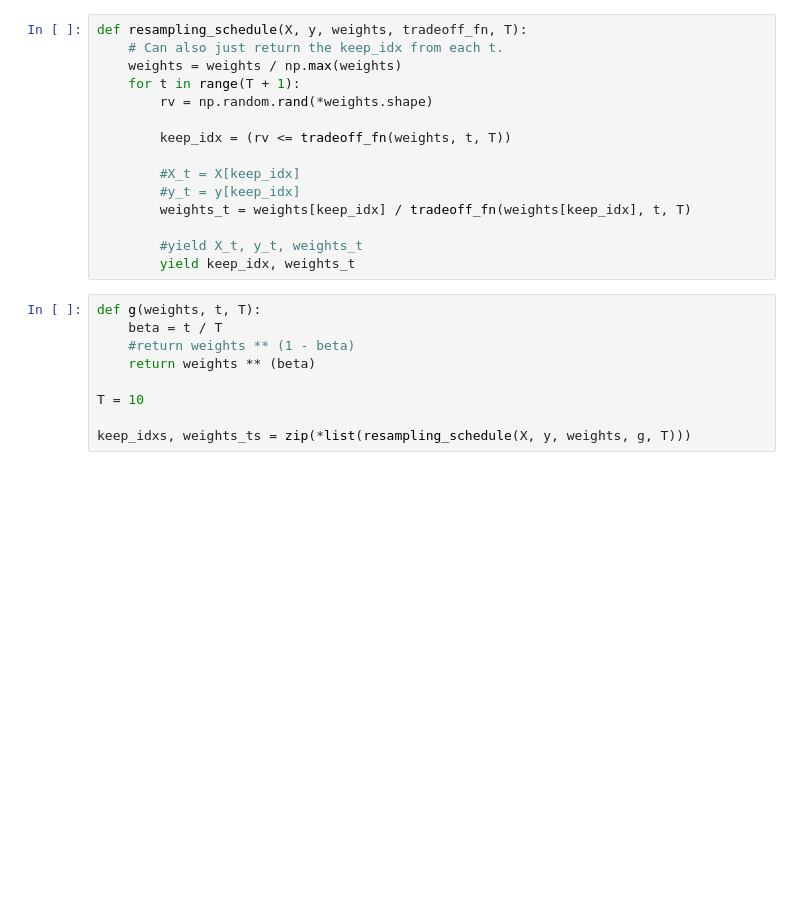
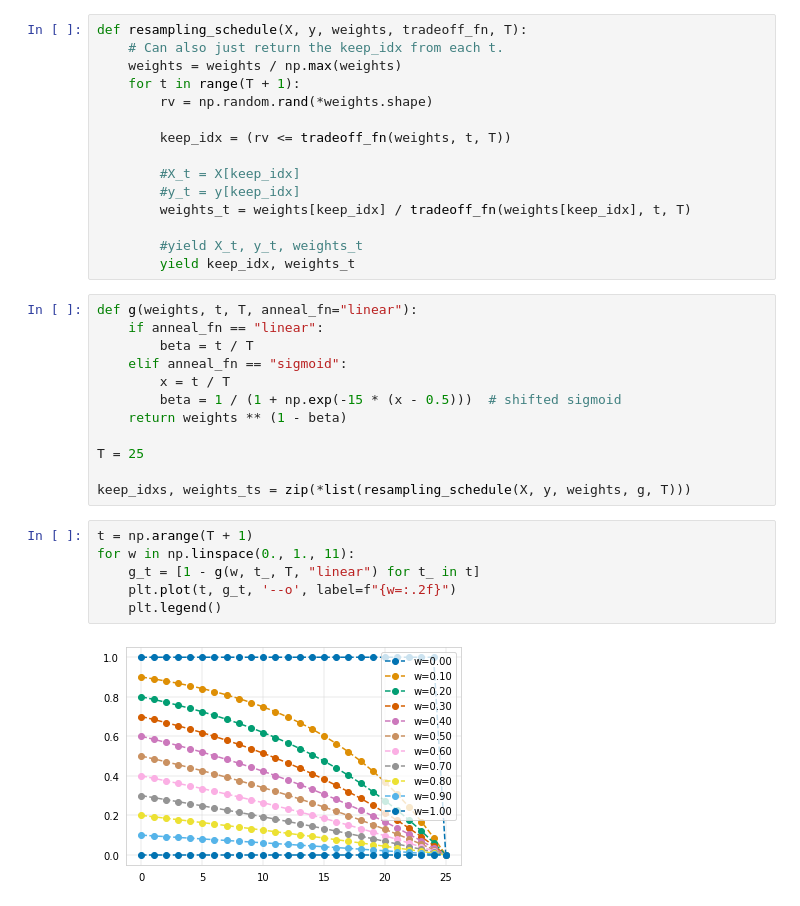
Before and after one commit to KeAWang/importance-weighting-interpolating-classifiers, a Jupyter notebook: notebooks/weight-scheduling-gaussian.ipynb, the cells around one changed output. Saved outputs shown, nothing was run; the diff lists cells and outputs as text; blank space fills up the shorter version.

```diff
--- a/notebooks/weight-scheduling-gaussian.ipynb
+++ b/notebooks/weight-scheduling-gaussian.ipynb
@@ -57,11 +57,22 @@ def resampling_schedule(X, y, weights, tradeoff_fn, T):
         #yield X_t, y_t, weights_t
         yield keep_idx, weights_t
 # %%
-def g(weights, t, T):
-    beta = t / T
-    #return weights ** (1 - beta)
-    return weights ** (beta)
+def g(weights, t, T, anneal_fn="linear"):
+    if anneal_fn == "linear":
+        beta = t / T
+    elif anneal_fn == "sigmoid":
+        x = t / T
+        beta = 1 / (1 + np.exp(-15 * (x - 0.5)))  # shifted sigmoid
+    return weights ** (1 - beta)
 
-T = 10
+T = 25
 
 keep_idxs, weights_ts = zip(*list(resampling_schedule(X, y, weights, g, T)))
+# %%
+t = np.arange(T + 1)
+for w in np.linspace(0., 1., 11):
+    g_t = [1 - g(w, t_, T, "linear") for t_ in t]
+    plt.plot(t, g_t, '--o', label=f"{w=:.2f}")
+    plt.legend()
+# %% [output]
+[figure, added]
```
Also changed, not shown: parts of 3 cells of this notebook.
